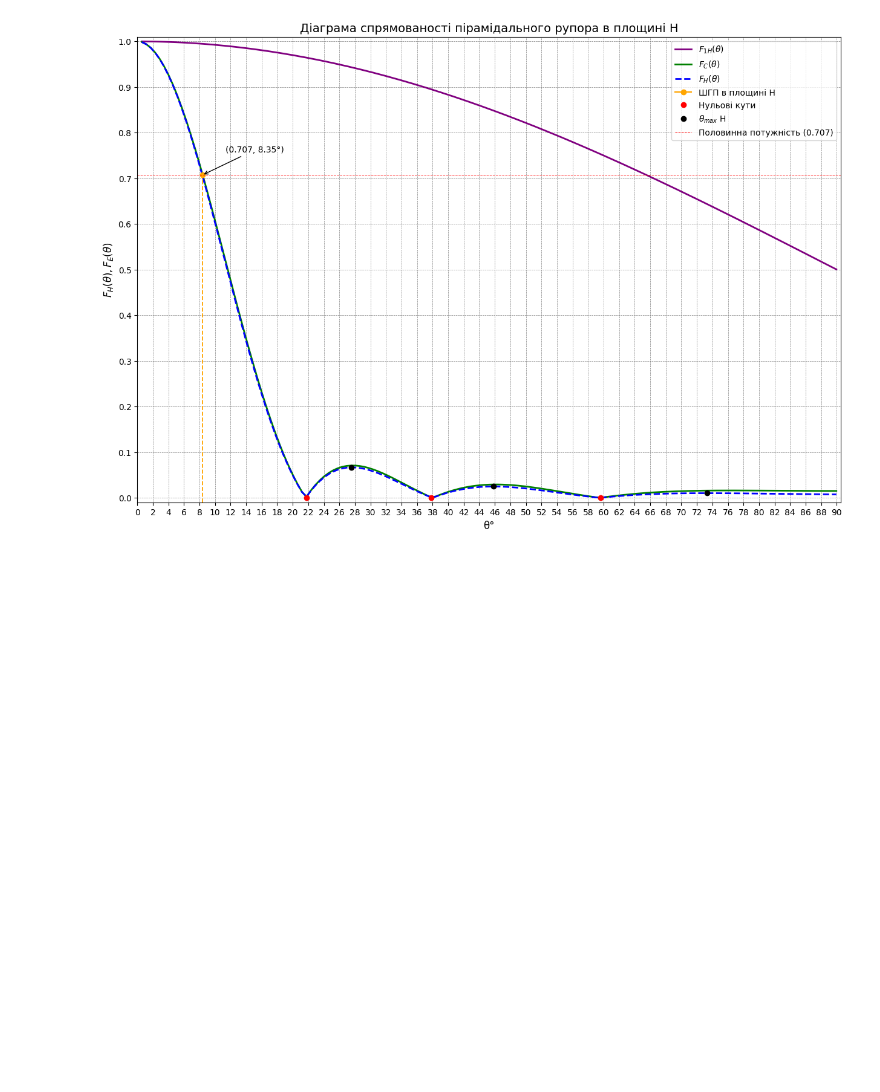
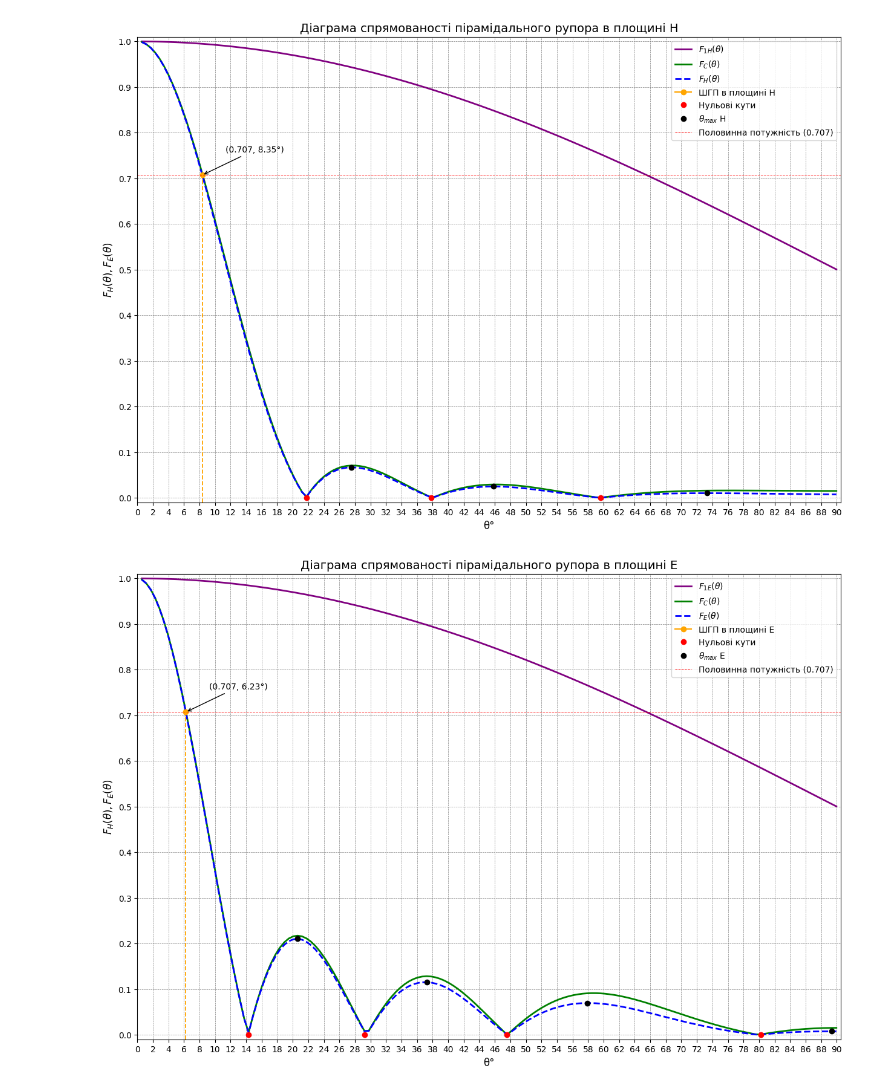
Before and after one commit to Nester0v/Antenas_Labs, a Jupyter notebook: Lab_2/Lab3/antennas_lab_3.ipynb, the cells around one changed output. Drawn from its saved outputs; the diff is of its cells as text; code cells hidden in the pictures; blank space fills up the shorter version.

Commit message:
Lab3 added plot for E plane

```diff
--- a/Lab_2/Lab3/antennas_lab_3.ipynb
+++ b/Lab_2/Lab3/antennas_lab_3.ipynb
@@ -113,3 +113,47 @@ plt.xlim(0, 90.5)
 plt.show()
 # %% [output]
 [figure]
+# %%
+# Графік для площини E
+plt.figure(figsize=(15, 10))
+
+# Побудова графіків ДС для E
+plt.plot(np.degrees(theta), F1e, label="$ F_{1E}(θ) $", linestyle="solid", color="purple", linewidth=2)
+plt.plot(np.degrees(theta), FC_E, label="$ F_{C}(θ) $", linestyle="solid", color="green", linewidth=2)
+plt.plot(np.degrees(theta), FE, label="$ F_{E}(θ) $", linestyle="dashed", color="blue", linewidth=2)
+
+# Позначаємо знайдені інтерпольовані точки для ШГП
+plt.plot(SGP2 / 2, 0.707, marker="o", color='orange', label="ШГП в площині E")
+
+# Додаємо анотацію для ШГП
+plt.annotate(f'(0.707, {SGP2 / 2:.2f}\u00b0)',
+             xy=(SGP2 / 2, 0.707),
+             xytext=((SGP2 / 2) + 3, 0.757),
+             arrowprops=dict(arrowstyle='->', color='black'), fontsize=10)
+
+# Позначаємо нульові кути
+plt.plot(min_x_FE, min_y_FE, 'ro', label="Нульові кути")
+
+# Позначаємо максимуми
+plt.plot(max_x_FE, max_y_FE, "o", color="black", label="$ \\theta_{max} $ E")
+
+# Додаємо вертикальні та горизонтальні лінії для ШГП
+plt.axhline(y=0.707, color="red", linestyle="dashed", label="Половинна потужність (0.707)", linewidth=0.7)
+plt.axvline(x=SGP2 / 2, ymin=0, ymax=0.707, color="orange", linestyle="dashed", linewidth=1.3)
+
+# Форматування графіку
+plt.xlabel("θ" + '\u00b0', fontsize=12)
+plt.ylabel("$ F_H(θ), F_E(θ) $", fontsize=12)
+plt.legend(loc="upper right", fontsize=10)
+plt.grid(which='both', linestyle='--', linewidth=0.5, color='gray')
+plt.title("Діаграма спрямованості пірамідального рупора в площині E", fontsize=14)
+
+# Налаштування візуалізації осей
+plt.xticks(np.arange(0, 100, 2), fontsize=10)
+plt.yticks(np.arange(0, 1.2, 0.1), fontsize=10)
+plt.ylim(-0.01, 1.01)
+plt.xlim(0, 90.5)
+
+plt.show()
+# %% [output]
+[figure, added]
```
Also changed, not shown: 1 other file.
